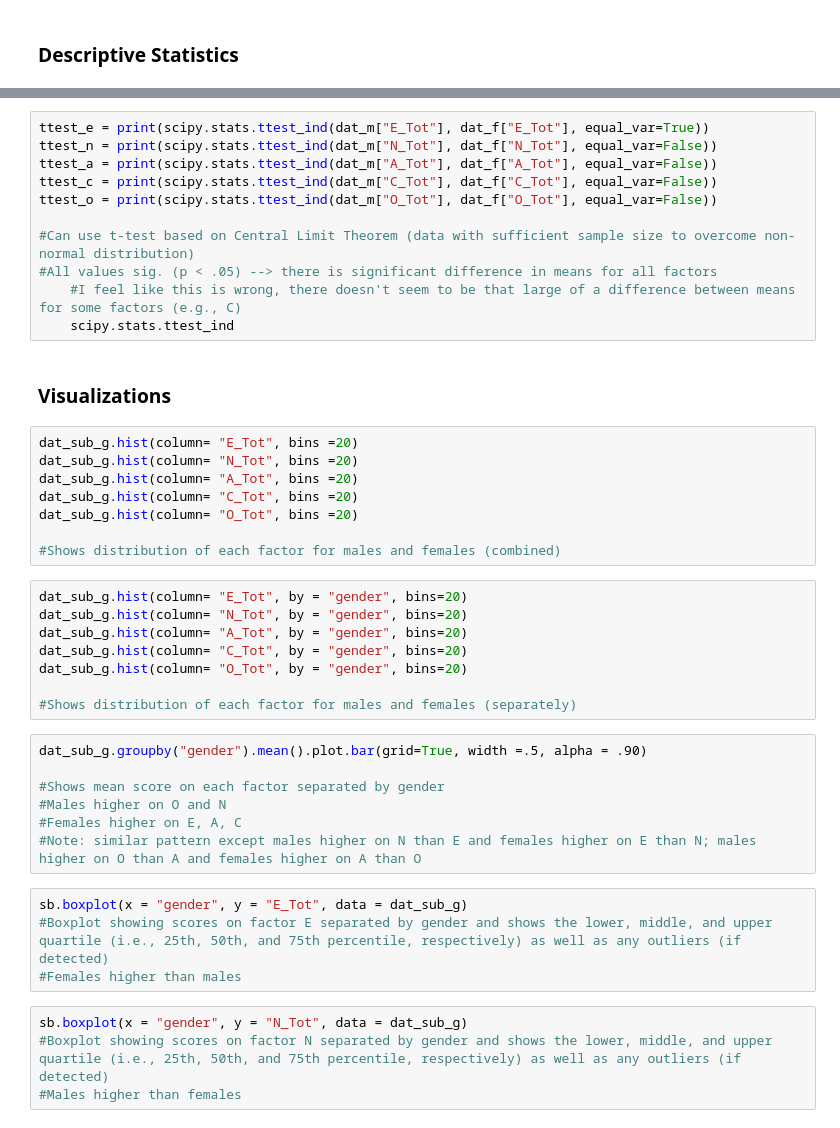
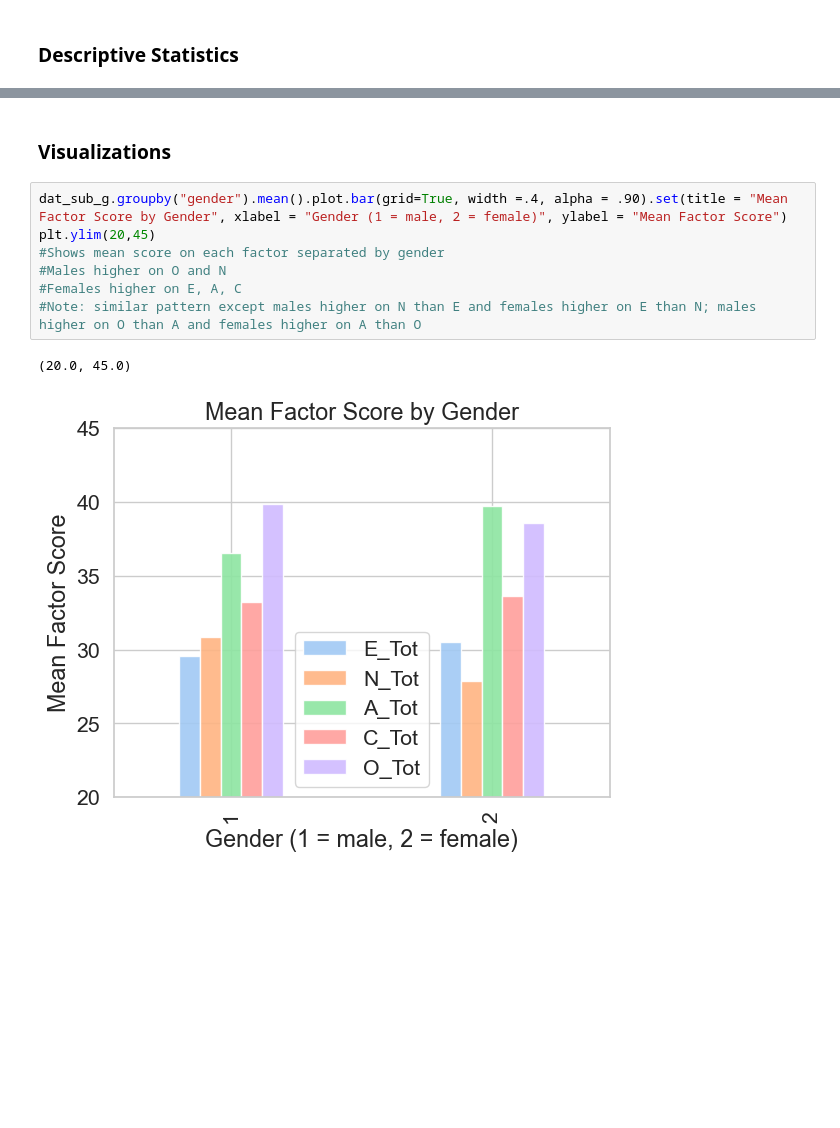
Before and after one commit to ubco-W2022T1-cosc301/project-group23, a Jupyter notebook: notebooks/analysis2.ipynb, the cells around one changed output, grey strips where cells are left out. Cells and saved outputs as stored; diff of their text form; blank space fills up the shorter version.

```diff
--- a/notebooks/analysis2.ipynb
+++ b/notebooks/analysis2.ipynb
@@ -527,44 +521,12 @@ print(levene(dat_m["O_Tot"], dat_f["O_Tot"]))
-# %%
-ttest_e = print(scipy.stats.ttest_ind(dat_m["E_Tot"], dat_f["E_Tot"], equal_var=True))
-ttest_n = print(scipy.stats.ttest_ind(dat_m["N_Tot"], dat_f["N_Tot"], equal_var=False))
-ttest_a = print(scipy.stats.ttest_ind(dat_m["A_Tot"], dat_f["A_Tot"], equal_var=False))
-ttest_c = print(scipy.stats.ttest_ind(dat_m["C_Tot"], dat_f["C_Tot"], equal_var=False))
-ttest_o = print(scipy.stats.ttest_ind(dat_m["O_Tot"], dat_f["O_Tot"], equal_var=False))
-
-#Can use t-test based on Central Limit Theorem (data with sufficient sample size to overcome non-normal distribution)
-#All values sig. (p < .05) --> there is significant difference in means for all factors
-    #I feel like this is wrong, there doesn't seem to be that large of a difference between means for some factors (e.g., C)
-    scipy.stats.ttest_ind
 # %% [markdown]
 ### Visualizations
-# %%
-dat_sub_g.hist(column= "E_Tot", bins =20)
-dat_sub_g.hist(column= "N_Tot", bins =20)
-dat_sub_g.hist(column= "A_Tot", bins =20)
-dat_sub_g.hist(column= "C_Tot", bins =20)
-dat_sub_g.hist(column= "O_Tot", bins =20)
-
-#Shows distribution of each factor for males and females (combined)
-# %%
-dat_sub_g.hist(column= "E_Tot", by = "gender", bins=20)
-dat_sub_g.hist(column= "N_Tot", by = "gender", bins=20)
-dat_sub_g.hist(column= "A_Tot", by = "gender", bins=20)
-dat_sub_g.hist(column= "C_Tot", by = "gender", bins=20)
-dat_sub_g.hist(column= "O_Tot", by = "gender", bins=20)
-
-#Shows distribution of each factor for males and females (separately)
 # %%
-dat_sub_g.groupby("gender").mean().plot.bar(grid=True, width =.5, alpha = .90)
-
+dat_sub_g.groupby("gender").mean().plot.bar(grid=True, width =.4, alpha = .90).set(title = "Mean Factor Score by Gender", xlabel = "Gender (1 = male, 2 = female)", ylabel = "Mean Factor Score")
+plt.ylim(20,45)
 #Shows mean score on each factor separated by gender
 #Males higher on O and N
 #Females higher on E, A, C
 #Note: similar pattern except males higher on N than E and females higher on E than N; males higher on O than A and females higher on A than O
+# %% [output]
+(20.0, 45.0)
+[figure, added]
-# %%
-sb.boxplot(x = "gender", y = "E_Tot", data = dat_sub_g)
-#Boxplot showing scores on factor E separated by gender and shows the lower, middle, and upper quartile (i.e., 25th, 50th, and 75th percentile, respectively) as well as any outliers (if detected)
-#Females higher than males
-# %%
-sb.boxplot(x = "gender", y = "N_Tot", data = dat_sub_g)
-#Boxplot showing scores on factor N separated by gender and shows the lower, middle, and upper quartile (i.e., 25th, 50th, and 75th percentile, respectively) as well as any outliers (if detected)
-#Males higher than females
```
Also changed, not shown: parts of 45 cells of this notebook.
